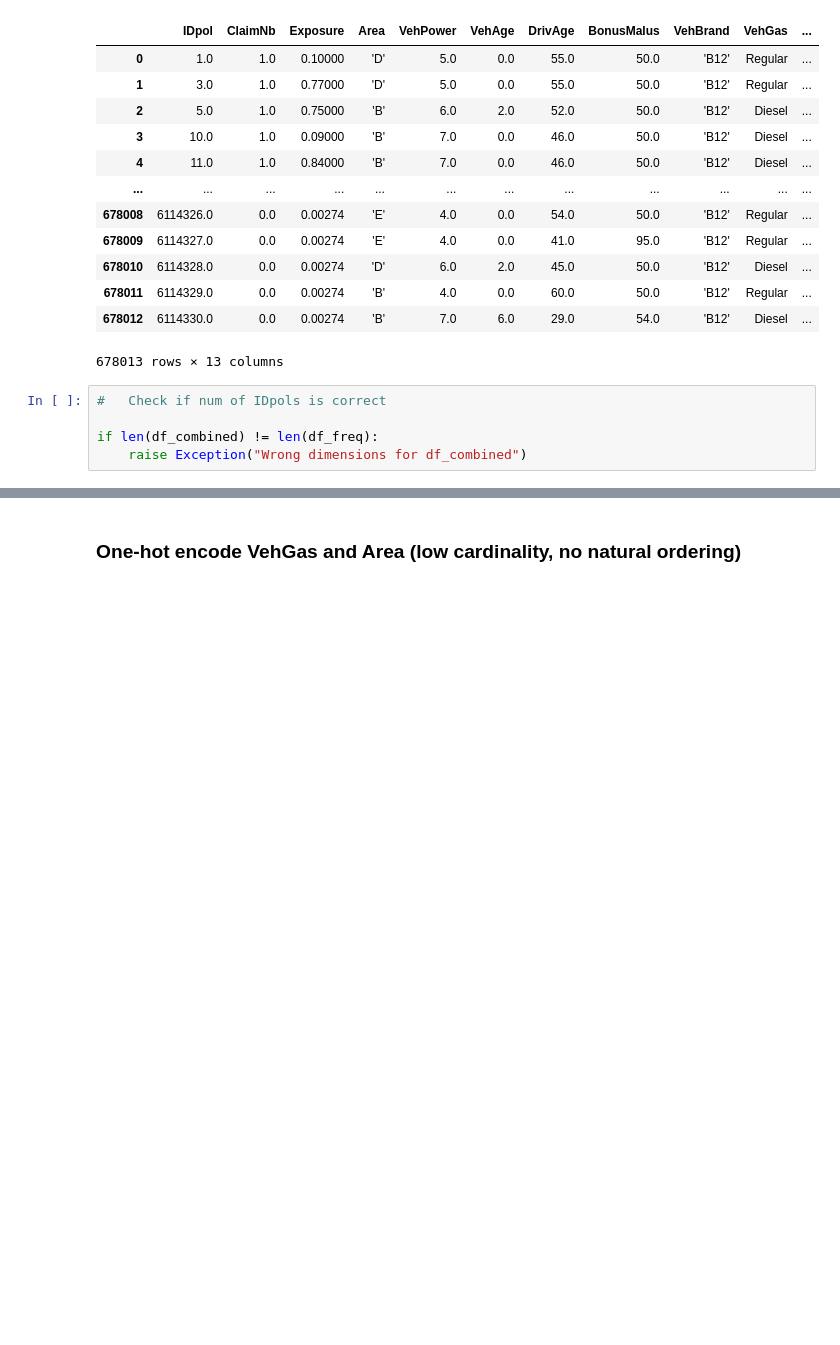
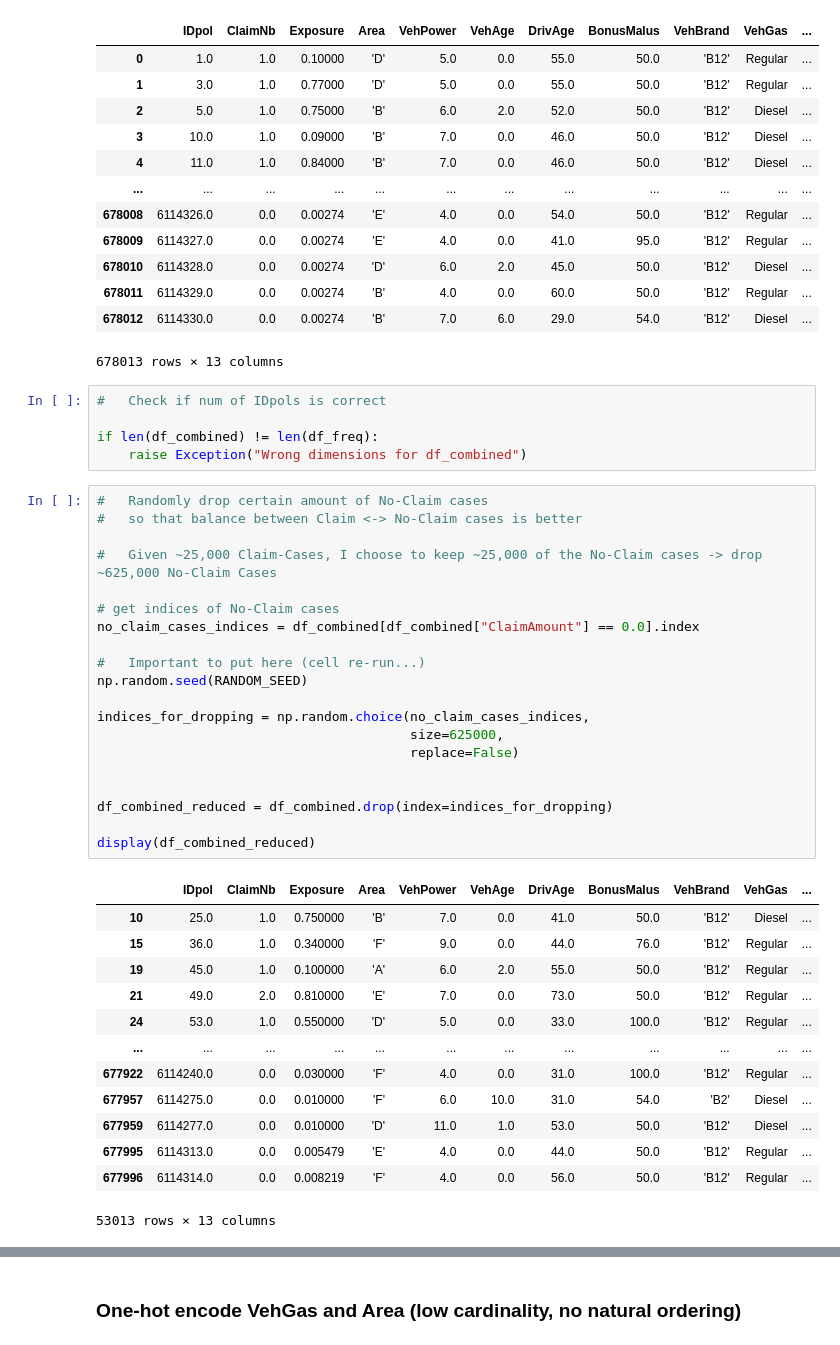
Before and after one commit to lexej/car-insurance, a Jupyter notebook: car-insurance.ipynb, the cells around one changed output, grey strips where cells are left out. Cells and saved outputs as stored; diff of their text form; blank space fills up the shorter version.

```diff
--- a/car-insurance.ipynb
+++ b/car-insurance.ipynb
@@ -135,3 +140,37 @@ display(df_combined)
 
 if len(df_combined) != len(df_freq):
     raise Exception("Wrong dimensions for df_combined")
+# %%
+#   Randomly drop certain amount of No-Claim cases
+#   so that balance between Claim <-> No-Claim cases is better
+
+#   Given ~25,000 Claim-Cases, I choose to keep ~25,000 of the No-Claim cases -> drop ~625,000 No-Claim Cases
+
+# get indices of No-Claim cases
+no_claim_cases_indices = df_combined[df_combined["ClaimAmount"] == 0.0].index
+
+#   Important to put here (cell re-run...)
+np.random.seed(RANDOM_SEED)
+
+indices_for_dropping = np.random.choice(no_claim_cases_indices,
+                                        size=625000,
+                                        replace=False)
+
+
+df_combined_reduced = df_combined.drop(index=indices_for_dropping)
+
+display(df_combined_reduced)
+# %% [output]
+|  | IDpol | ClaimNb | Exposure | Area | VehPower | VehAge | DrivAge | BonusMalus | VehBrand | VehGas | ... |
+| 10 | 25.0 | 1.0 | 0.750000 | 'B' | 7.0 | 0.0 | 41.0 | 50.0 | 'B12' | Diesel | ... |
+| 15 | 36.0 | 1.0 | 0.340000 | 'F' | 9.0 | 0.0 | 44.0 | 76.0 | 'B12' | Regular | ... |
+| 19 | 45.0 | 1.0 | 0.100000 | 'A' | 6.0 | 2.0 | 55.0 | 50.0 | 'B12' | Regular | ... |
+| 21 | 49.0 | 2.0 | 0.810000 | 'E' | 7.0 | 0.0 | 73.0 | 50.0 | 'B12' | Regular | ... |
+| 24 | 53.0 | 1.0 | 0.550000 | 'D' | 5.0 | 0.0 | 33.0 | 100.0 | 'B12' | Regular | ... |
+| ... | ... | ... | ... | ... | ... | ... | ... | ... | ... | ... | ... |
+| 677922 | 6114240.0 | 0.0 | 0.030000 | 'F' | 4.0 | 0.0 | 31.0 | 100.0 | 'B12' | Regular | ... |
+| 677957 | 6114275.0 | 0.0 | 0.010000 | 'F' | 6.0 | 10.0 | 31.0 | 54.0 | 'B2' | Diesel | ... |
+| 677959 | 6114277.0 | 0.0 | 0.010000 | 'D' | 11.0 | 1.0 | 53.0 | 50.0 | 'B12' | Diesel | ... |
+| 677995 | 6114313.0 | 0.0 | 0.005479 | 'E' | 4.0 | 0.0 | 44.0 | 50.0 | 'B12' | Regular | ... |
+| 677996 | 6114314.0 | 0.0 | 0.008219 | 'F' | 4.0 | 0.0 | 56.0 | 50.0 | 'B12' | Regular | ... |
+53013 rows × 13 columns
```
Also changed, not shown: parts of 8 cells of this notebook, 1 other file.
